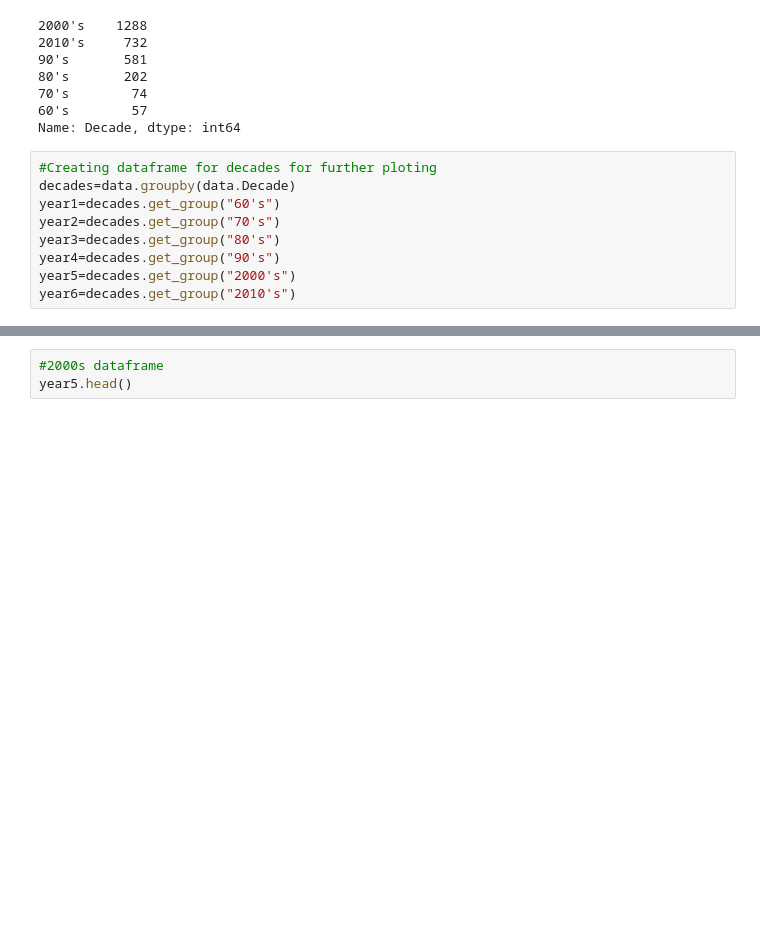
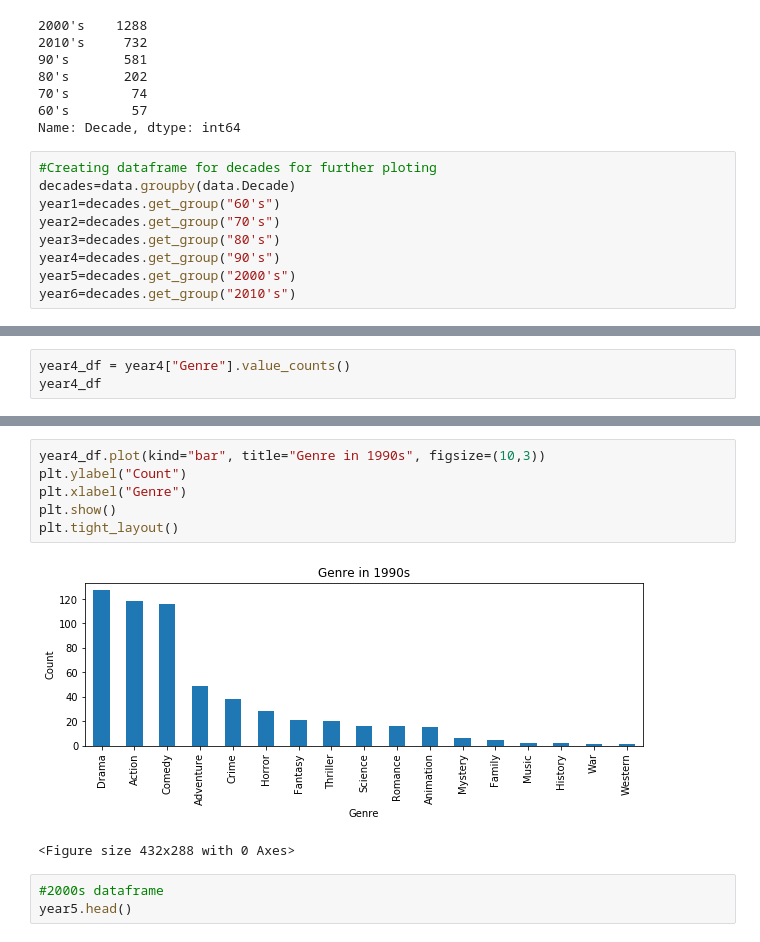
Before and after one commit to Chafloks/colaboration-Data-Science-2020, a Jupyter notebook: Analysis.ipynb, the cells around one changed output, grey strips where cells are left out. Saved outputs shown, nothing was run; the diff lists cells and outputs as text; blank space fills up the shorter version.

```diff
--- a/Analysis.ipynb
+++ b/Analysis.ipynb
@@ -128,3 +207,6 @@ year4.head()
 | 75 | Waterworld | 1995-07-28 | en | 135.0 | 264218220 | 175000000 | Adventure | 1995 | 7 | 28 | ... |
 | 147 | Armageddon | 1998-07-01 | en | 151.0 | 553799566 | 140000000 | Action | 1998 | 7 | 1 | ... |
 | 162 | Lethal Weapon 4 | 1998-07-10 | en | 127.0 | 285444603 | 140000000 | Action | 1998 | 7 | 10 | ... |
+# %%
+year4_df = year4["Genre"].value_counts()
+year4_df
@@ -131,3 +232,12 @@ year4.head()
+# %%
+year4_df.plot(kind="bar", title="Genre in 1990s", figsize=(10,3))
+plt.ylabel("Count")
+plt.xlabel("Genre")
+plt.show()
+plt.tight_layout()
+# %% [output]
+[figure, added]
+<Figure size 432x288 with 0 Axes>
 # %%
 #2000s dataframe
 year5.head()
```
Also changed, not shown: parts of 18 cells of this notebook.
